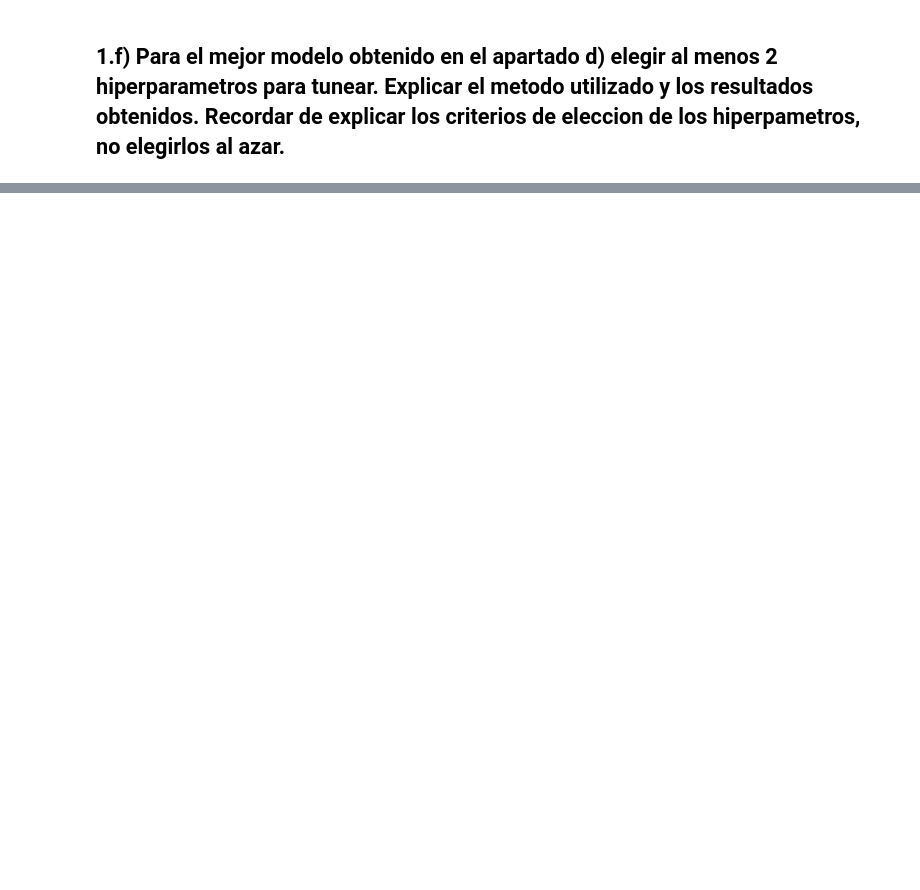
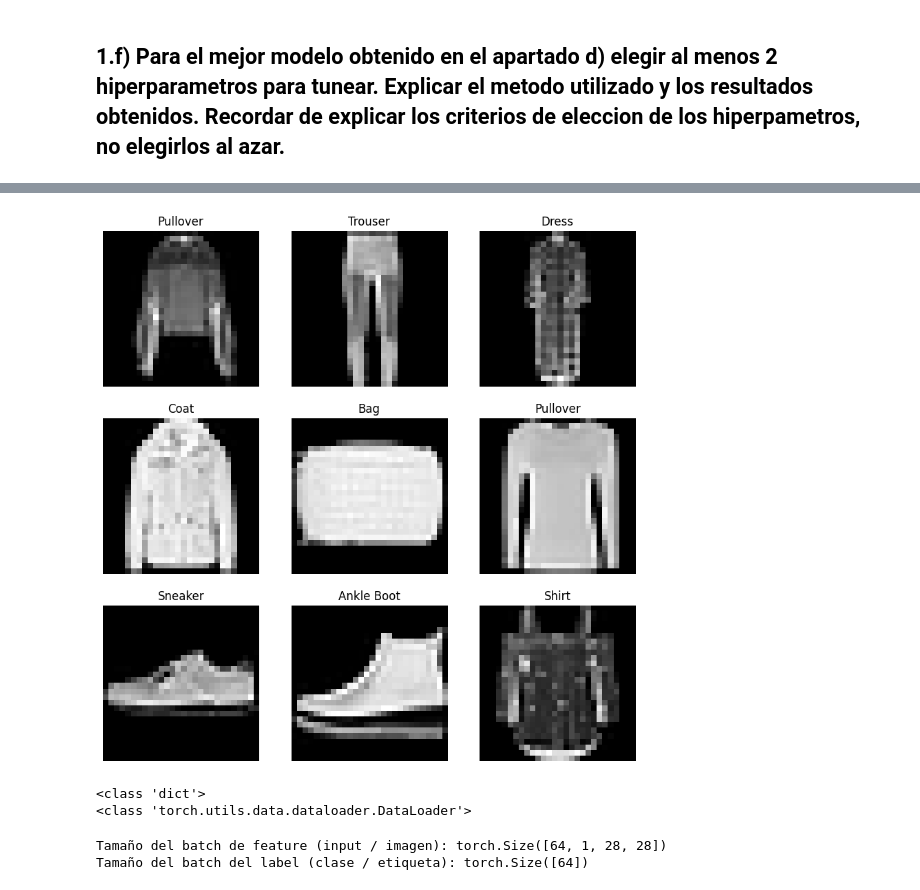
Before and after one commit to jmestanza/deep-learning, a Jupyter notebook: Mestanza-Joaquin-DL-TP Co17.ipynb, the cells around one changed output, grey strips where cells are left out. Saved outputs shown, nothing was run; the diff lists cells and outputs as text; code cells hidden in the pictures; blank space fills up the shorter version.

```diff
--- a/Mestanza-Joaquin-DL-TP Co17.ipynb
+++ b/Mestanza-Joaquin-DL-TP Co17.ipynb
@@ -1715,0 +1702,41 @@ new_dataset[new_dataset['User_ID']==similar_users[0]].drop(columns=['User_ID'])
+# %%
+import torch
+from torch import nn
+from torch.utils.data import DataLoader
+from torchvision import datasets
+from torchvision.transforms import ToTensor, Compose, Normalize
+
+# Download train data from open datasets.
+train_data= datasets.FashionMNIST(root='data', train=True, download=True,transform=ToTensor())
+
+# Download test data from open datsets.
+test_data=datasets.FashionMNIST(root='data', train=True, download=True,transform=ToTensor())
+
+import matplotlib.pyplot as plt
+
+labels_map={
+    0: 'T-shirt',
+    1: 'Trouser',
+    2: 'Pullover',
+    3: 'Dress',
+    4: 'Coat',
+    5: 'Sandal',
+    6: 'Shirt',
+    7: 'Sneaker',
+    8: 'Bag',
+    9: 'Ankle Boot',
+}
+
+figure = plt.figure(figsize = (10,10))
+cols, rows = 3, 3
+
+for i in range (1, cols*rows + 1):
+    sample_idx = torch.randint(len(train_data), size = (1,)).item()
+    image, label = train_data[sample_idx]
+    figure.add_subplot(rows, cols, i)
+    plt.title(labels_map[label])
+    plt.axis('off')
+    plt.imshow(image.squeeze(), cmap='gray')
+plt.show()
+# %% [output]
+[figure, added]
@@ -1715,0 +1748,7 @@ new_dataset[new_dataset['User_ID']==similar_users[0]].drop(columns=['User_ID'])
+# %%
+
+print(type(dataloader))
+print(type(dataloader['train']))
+# %% [output]
+<class 'dict'>
+<class 'torch.utils.data.dataloader.DataLoader'>
@@ -1715,0 +1757,7 @@ new_dataset[new_dataset['User_ID']==similar_users[0]].drop(columns=['User_ID'])
+# %%
+# verifico sus dimensiones
+print(f"Tamaño del batch de feature (input / imagen): {train_features.size()}")
+print(f"Tamaño del batch del label (clase / etiqueta): {train_labels.size()}")
+# %% [output]
+Tamaño del batch de feature (input / imagen): torch.Size([64, 1, 28, 28])
+Tamaño del batch del label (clase / etiqueta): torch.Size([64])
```
Also changed, not shown: parts of 17 cells of this notebook.
